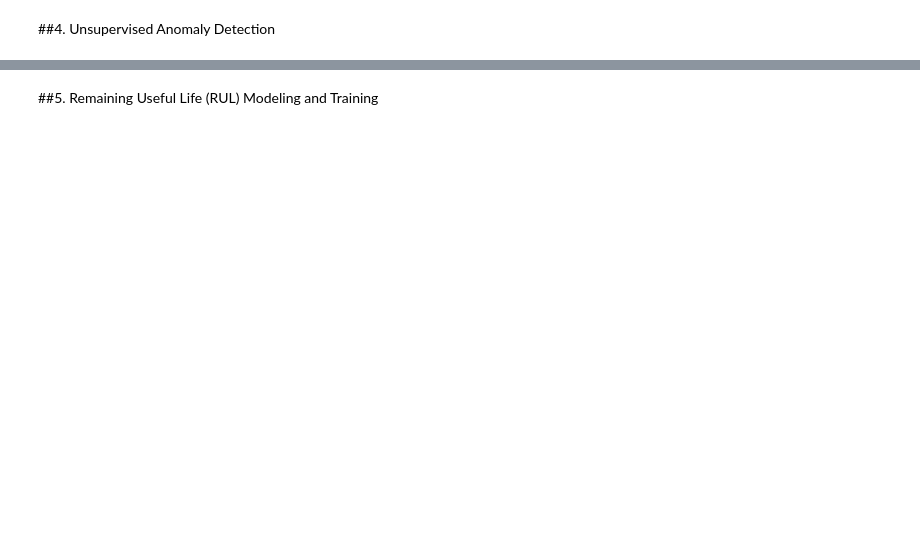
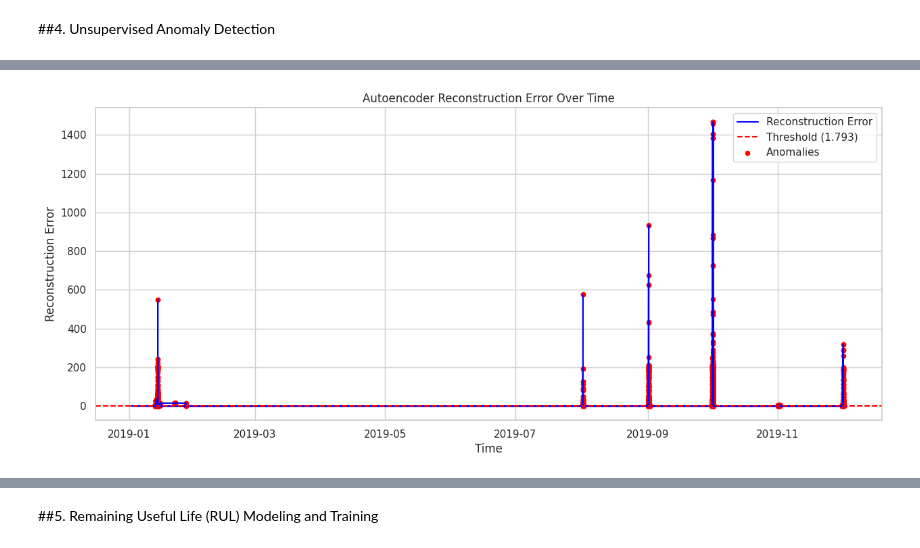
Before and after one commit to FurkiKARA/Predictive_Maintenance, a Jupyter notebook: Predictive_Maintenance_2.ipynb, the cells around one changed output, grey strips where cells are left out. Drawn from its saved outputs; the diff is of its cells as text; code cells hidden in the pictures; blank space fills up the shorter version.

```diff
--- a/Predictive_Maintenance_2.ipynb
+++ b/Predictive_Maintenance_2.ipynb
@@ -559,0 +737,18 @@ timestamp
+# %%
+# threshold value
+threshold = df["AE_error"].quantile(0.95)
+
+plt.figure(figsize=(15,6))
+plt.plot(df.index, df["AE_error"], label="Reconstruction Error", color="blue")
+plt.axhline(threshold, color="red", linestyle="--", label=f"Threshold ({threshold:.3f})")
+
+anomalies = df[df["AE_error"] > threshold]
+plt.scatter(anomalies.index, anomalies["AE_error"], color="red", s=20, label="Anomalies")
+
+plt.title("Autoencoder Reconstruction Error Over Time")
+plt.xlabel("Time")
+plt.ylabel("Reconstruction Error")
+plt.legend()
+plt.show()
+# %% [output]
+[figure, added]
```
Also changed, not shown: parts of 30 cells of this notebook.
